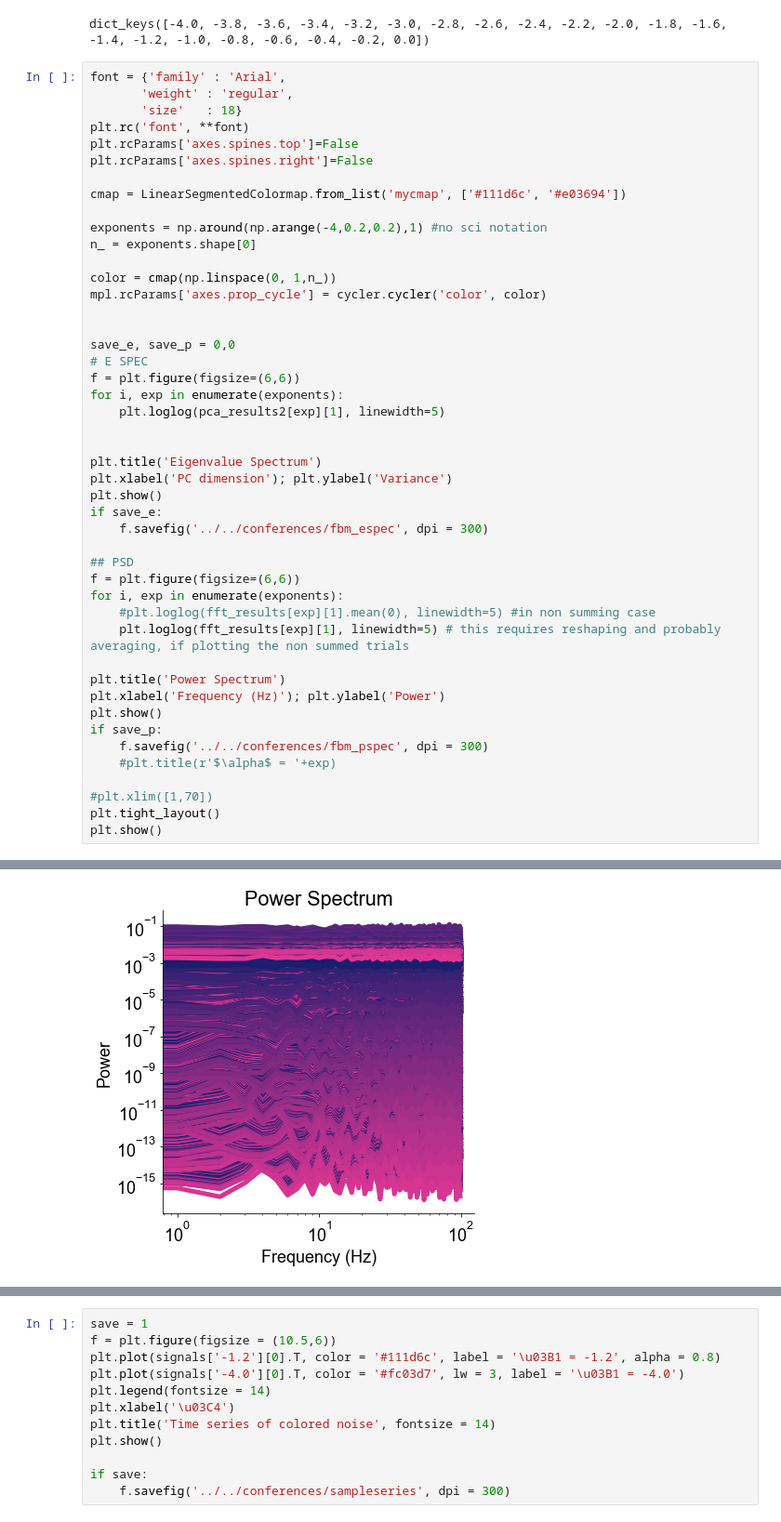
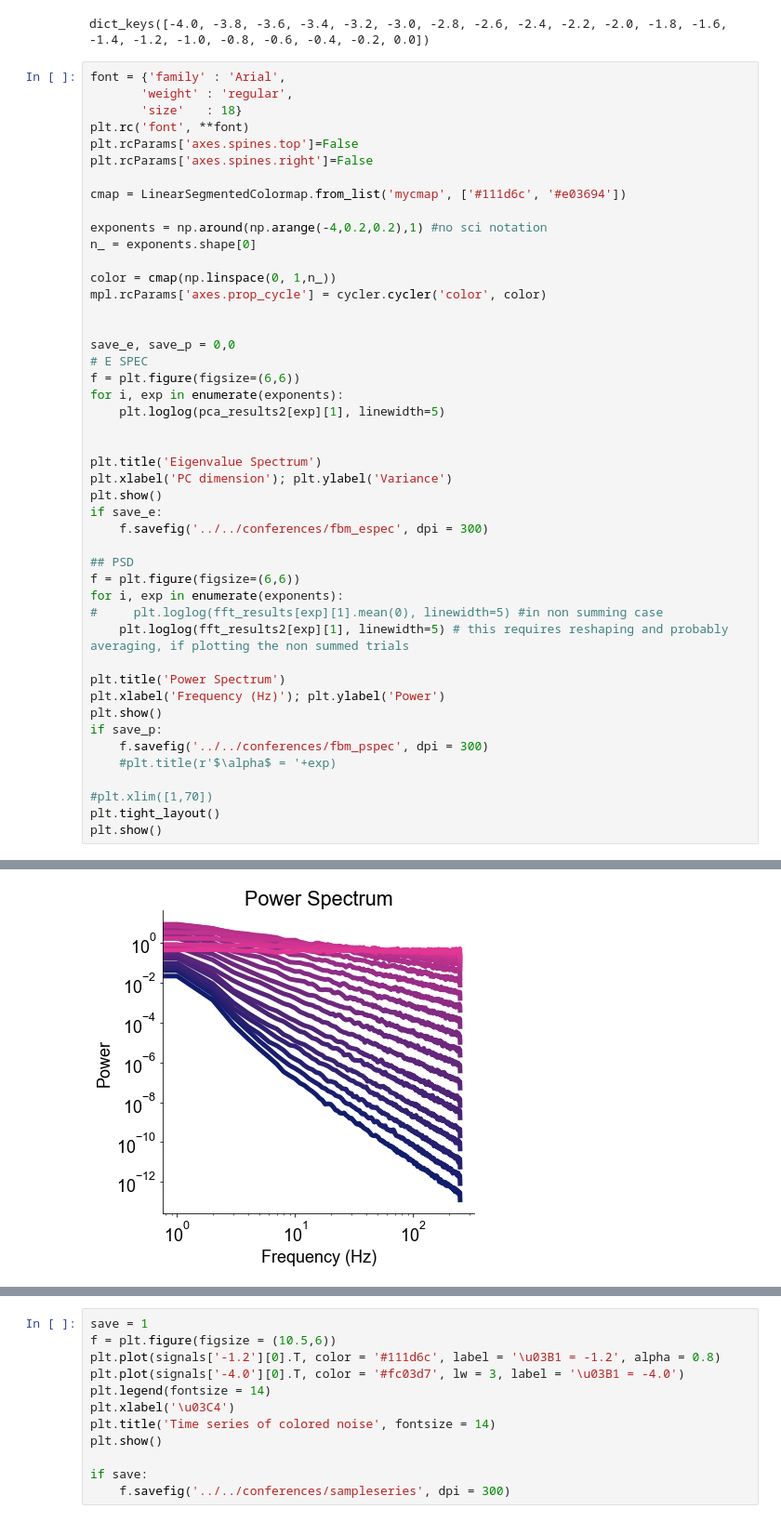
Before and after one commit to voytekresearch/galaxybrain, a Jupyter notebook: notebooks/noise_sim.ipynb, the cells around one changed output, grey strips where cells are left out. Shown at 93% size. Cells and saved outputs as stored; diff of their text form.

```diff
--- a/notebooks/noise_sim.ipynb
+++ b/notebooks/noise_sim.ipynb
@@ -188,8 +185,8 @@ if save_e:
 ## PSD
 f = plt.figure(figsize=(6,6))
 for i, exp in enumerate(exponents):
-    #plt.loglog(fft_results[exp][1].mean(0), linewidth=5) #in non summing case
-    plt.loglog(fft_results[exp][1], linewidth=5) # this requires reshaping and probably averaging, if plotting the non summed trials
+#     plt.loglog(fft_results[exp][1].mean(0), linewidth=5) #in non summing case
+    plt.loglog(fft_results2[exp][1], linewidth=5) # this requires reshaping and probably averaging, if plotting the non summed trials
 
 plt.title('Power Spectrum')
 plt.xlabel('Frequency (Hz)'); plt.ylabel('Power')
@@ -206,4 +203,4 @@ plt.show()
-[figure, old version]
+[figure, new version]
 <Figure size 432x288 with 0 Axes>
 # %%
 save = 1
```
Also changed, not shown: parts of 3 cells of this notebook, 2 other files.
